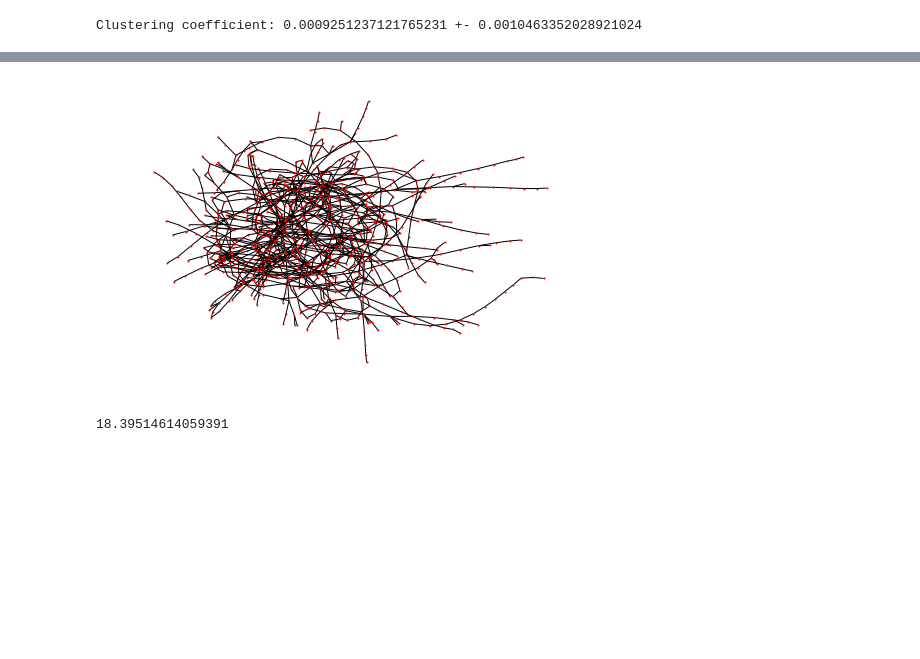
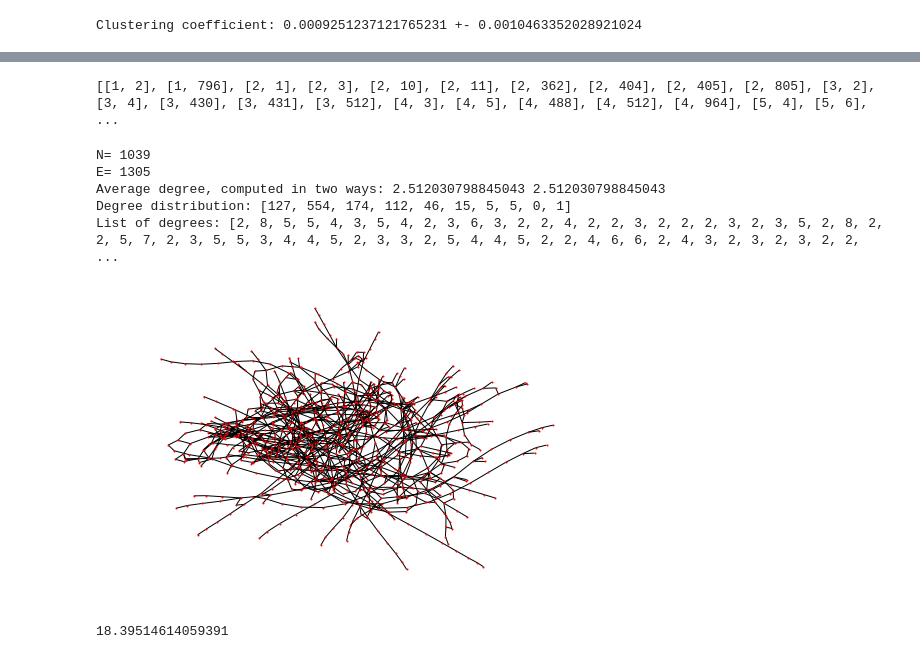
Before and after one commit to canigocallau/Complex-Networks, a Jupyter notebook: Assignments.ipynb, the cells around one changed output, grey strips where cells are left out. Cells and saved outputs as stored; diff of their text form; code cells hidden in the pictures; blank space fills up the shorter version.

```diff
--- a/Assignments.ipynb
+++ b/Assignments.ipynb
@@ -307,5 +307,5 @@ map(V)
 # %%
-# all connected network and map
+# connected edgelist (needed for a SIS simulation without isolated nodes)
 Gc=nx.from_edgelist(V)
 N=max(max(V))
 E=len(V)//2
@@ -315,10 +315,42 @@ for i in range(2*E):
 for i in range(len(D)):
     if(D[i]==max(D)):
         maxkindex=i
+connected_set=[]
+connected_edgelist=[]
+newindex=[0 for i in range(N+1)]
+counter=1
 for i in range(N):
     if(nx.has_path(Gc,maxkindex+1,i+1)==False):
         Gc.remove_node(i+1)
-nx.draw(Gc,node_size=1)
+    else:
+        connected_set.append(i+1)
+        newindex[i+1]=counter
+        counter+=1
+V2=[]
+for i in range(2*E):
+    if(newindex[V[i][0]]!=0):
+        V2.append([newindex[V[i][0]],newindex[V[i][1]]])
+print(V2)
+with open("connected_edgelist.dat", "w") as file:
+    for i in range(len(V2)):
+        file.write(str(V2[i][0])+" "+str(V2[i][1])+"\n")
+file.close()
 # %% [output]
-[figure, removed]
+[[1, 2], [1, 796], [2, 1], [2, 3], [2, 10], [2, 11], [2, 362], [2, 404], [2, 405], [2, 805], [3, 2], [3, 4], [3, 430], [3, 431], [3, 512], [4, 3], [4, 5], [4, 488], [4, 512], [4, 964], [5, 4], [5, 6], ...
+# %%
+# connected network, characterization and map
+result=assignment1(V2)
+print("N=",result[0])
+print("E=",result[1])
+print("Average degree, computed in two ways:",result[2],result[3])
+print("Degree distribution:",result[4])
+print("List of degrees:",result[5])
+nx.draw(Gc,node_size=1,weight=0.5)
+# %% [output]
+N= 1039
+E= 1305
+Average degree, computed in two ways: 2.512030798845043 2.512030798845043
+Degree distribution: [127, 554, 174, 112, 46, 15, 5, 5, 0, 1]
+List of degrees: [2, 8, 5, 5, 4, 3, 5, 4, 2, 3, 6, 3, 2, 2, 4, 2, 2, 3, 2, 2, 2, 3, 2, 3, 5, 2, 8, 2, 2, 5, 7, 2, 3, 5, 5, 3, 4, 4, 5, 2, 3, 3, 2, 5, 4, 4, 5, 2, 2, 4, 6, 6, 2, 4, 3, 2, 3, 2, 3, 2, 2, ...
+[figure, added]
 # %%
```
Also changed, not shown: parts of 2 cells of this notebook, 1 other file.
